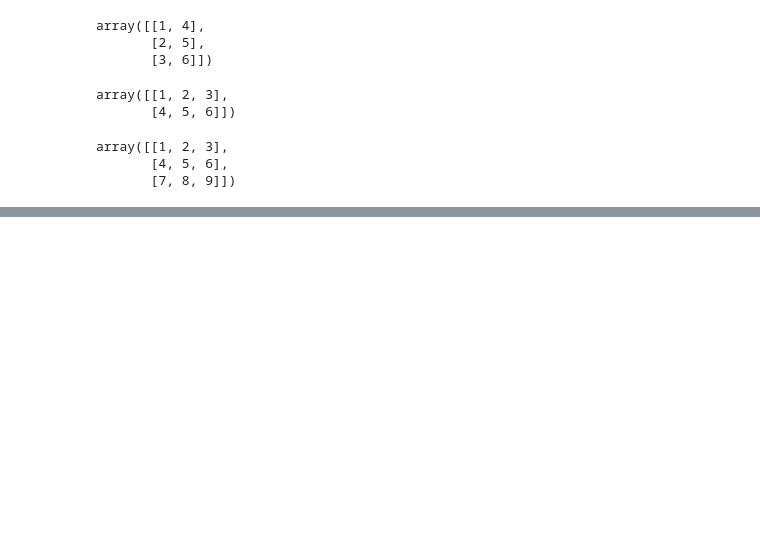
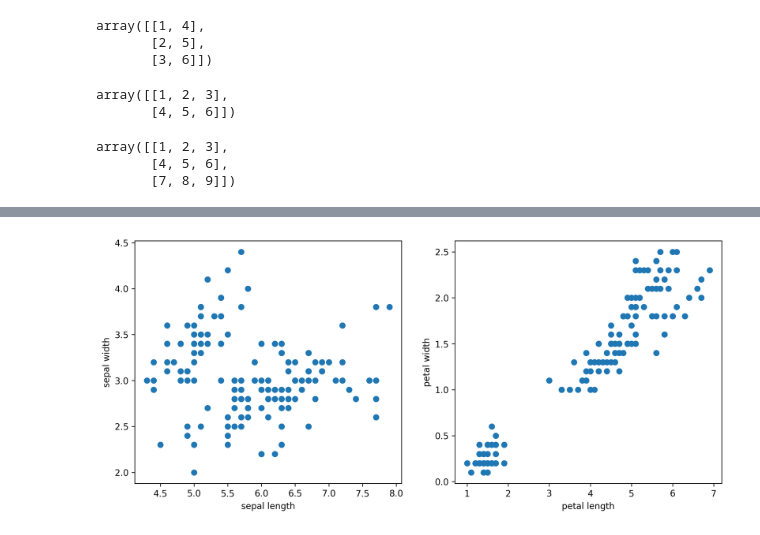
Before and after one commit to depa-tto/Coding-exam-Python, a Jupyter notebook: Practice.ipynb, the cells around one changed output, grey strips where cells are left out. Drawn from its saved outputs; the diff is of its cells as text; code cells hidden in the pictures; blank space fills up the shorter version.

```diff
--- a/Practice.ipynb
+++ b/Practice.ipynb
@@ -647,0 +673,5 @@ array([[1, 2, 3],
+# %%
+iris = load_iris()
+# %%
+data = pd.DataFrame(iris["data"], columns=iris["feature_names"])
+data.head()
@@ -647,0 +685,14 @@ array([[1, 2, 3],
+# %%
+fig, ax = plt.subplots(1, 2, figsize=(12, 5), dpi=300)
+
+ax[0].scatter(data["sepal length (cm)"], data["sepal width (cm)"])
+ax[0].set_xlabel("sepal length")
+ax[0].set_ylabel("sepal width")
+
+ax[1].scatter(data["petal length (cm)"], data["petal width (cm)"])
+ax[1].set_xlabel("petal length")
+ax[1].set_ylabel("petal width")
+
+plt.show()
+# %% [output]
+[figure, added]
```
Also changed, not shown: parts of 21 cells of this notebook.
